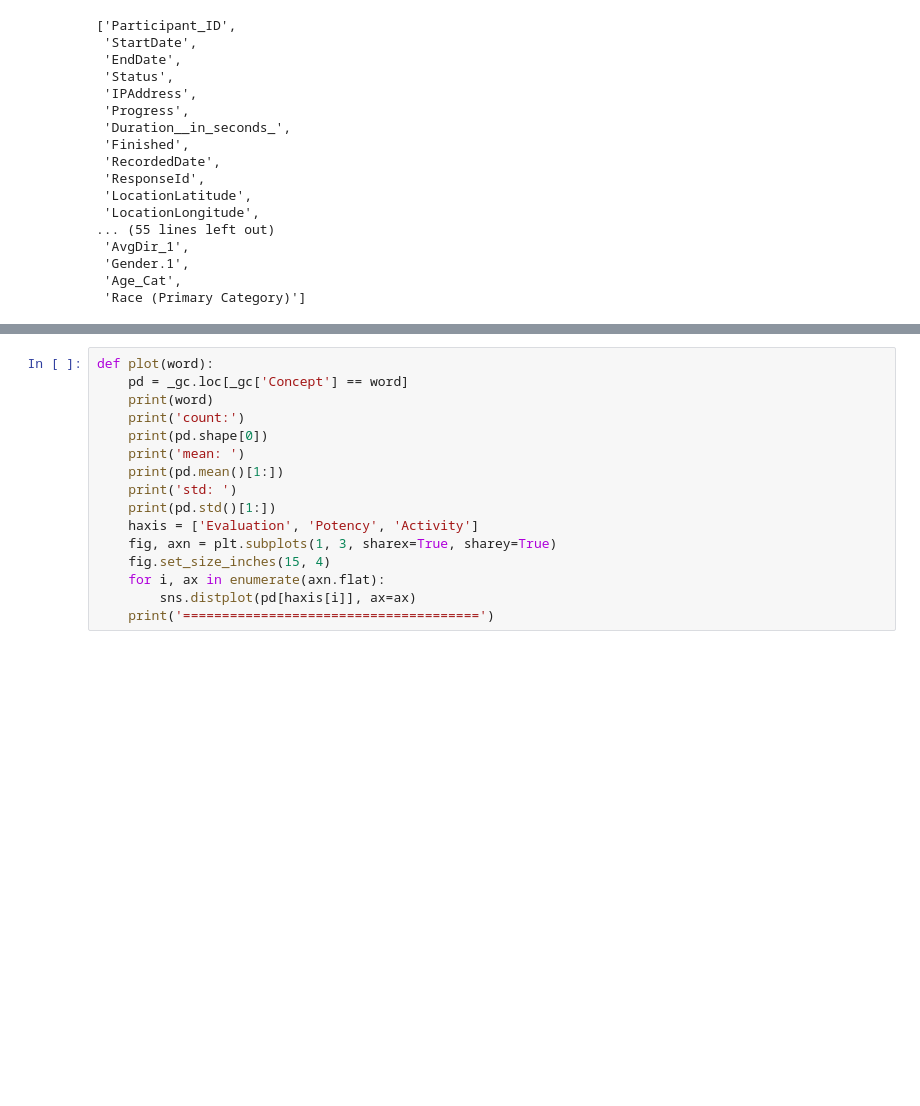
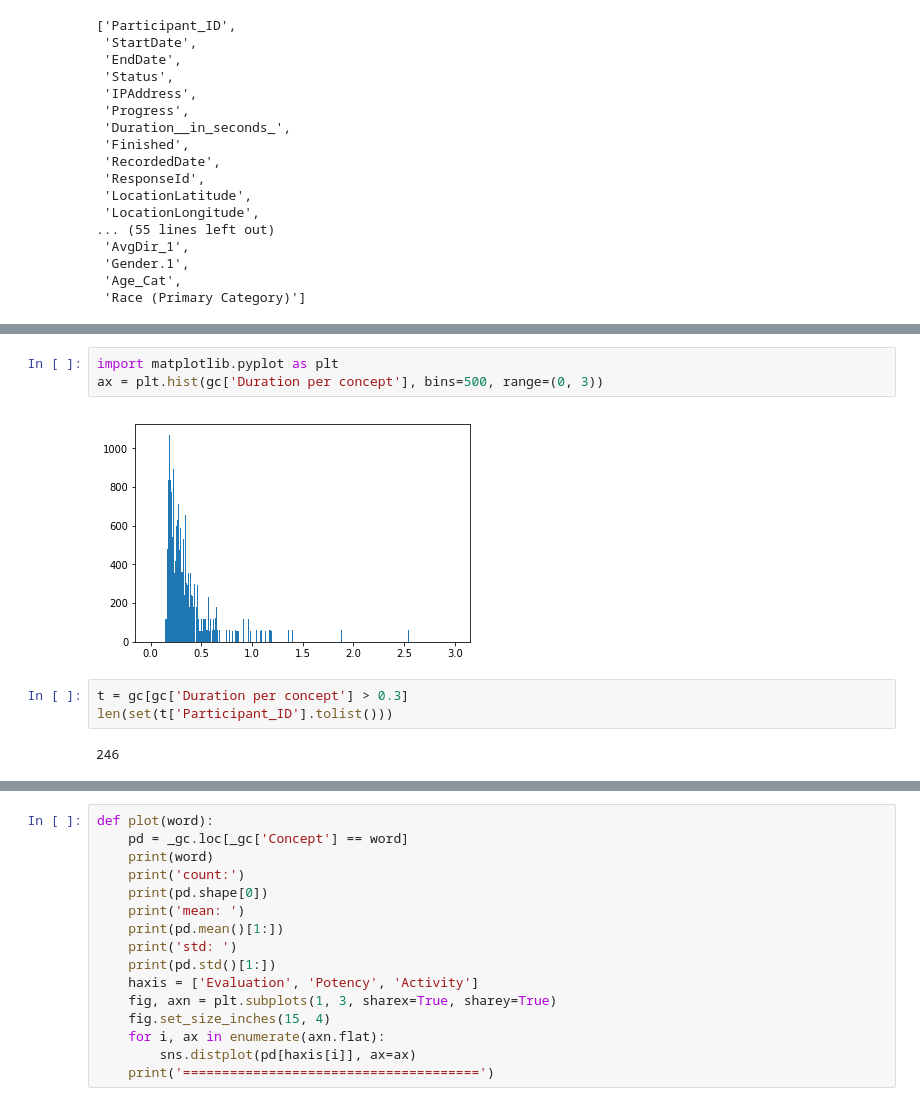
Before and after one commit to jiaojiaoloveu/WordEmbedding-SubCulture, a Jupyter notebook: src/Five_rules.ipynb, the cells around one changed output, grey strips where cells are left out. Cells and saved outputs as stored; diff of their text form; blank space fills up the shorter version.

```diff
--- a/src/Five_rules.ipynb
+++ b/src/Five_rules.ipynb
@@ -36,0 +186,10 @@ gc['Duration per concept'] = gc['Duration'] / gc['Rating_Total']
+# %%
+import matplotlib.pyplot as plt
+ax = plt.hist(gc['Duration per concept'], bins=500, range=(0, 3))
+# %% [output]
+[figure, added]
+# %%
+t = gc[gc['Duration per concept'] > 0.3]
+len(set(t['Participant_ID'].tolist()))
+# %% [output]
+246
```
Also changed, not shown: parts of 30 cells of this notebook, 5 other files.
